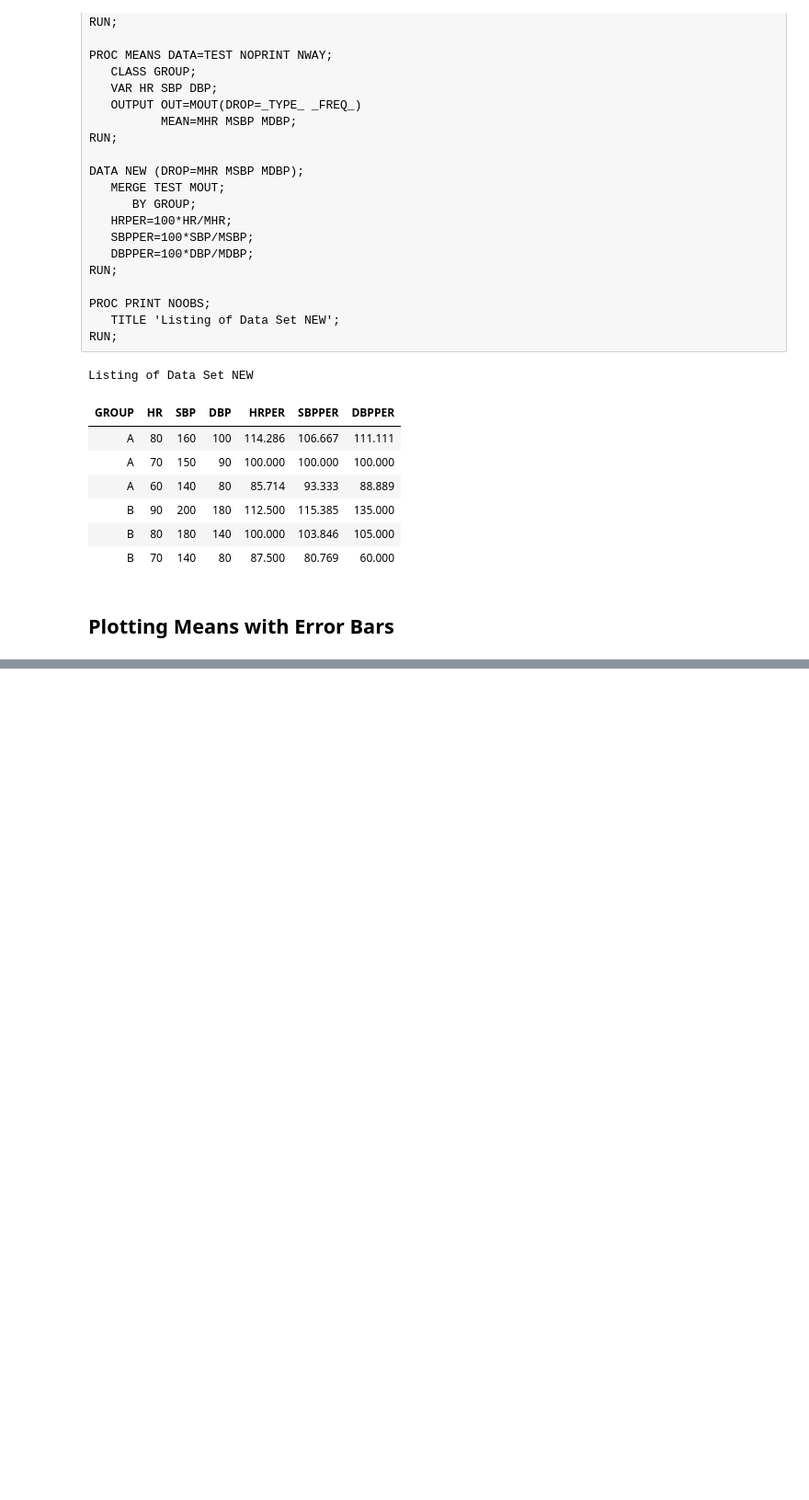
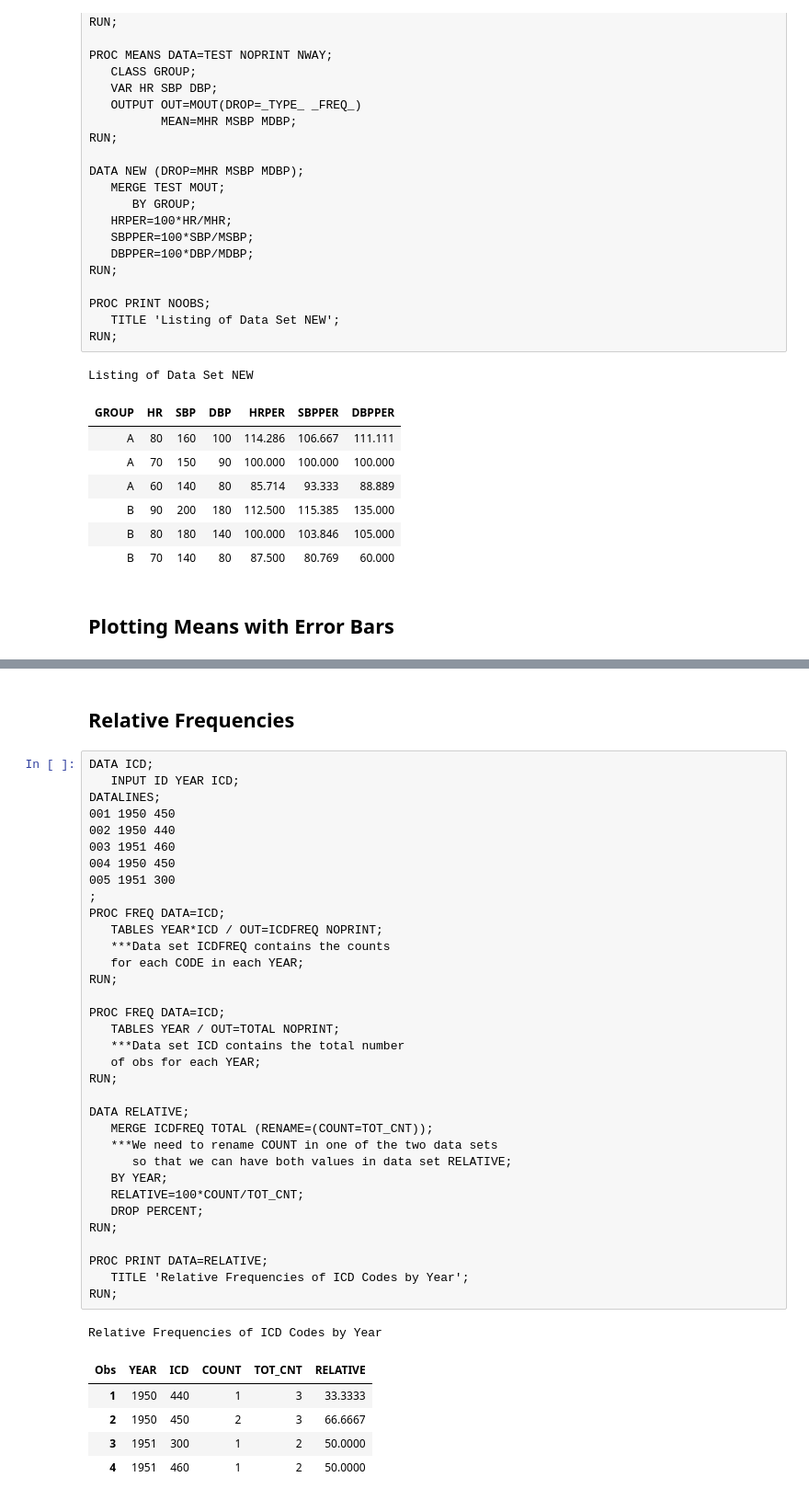
Before and after one commit to kevinwkc/my_sas, a Jupyter notebook: FUNCTION.ipynb, the cells around one changed output, grey strips where cells are left out. Shown: that part at 92% size. Saved outputs shown, nothing was run; the diff lists cells and outputs as text; blank space fills up the shorter version.

```diff
--- a/FUNCTION.ipynb
+++ b/FUNCTION.ipynb
@@ -268,0 +282,44 @@ RUN;a
+# %% [markdown]
+Relative Frequencies
+--------------------------
+# %%
+DATA ICD;
+   INPUT ID YEAR ICD;
+DATALINES;
+001 1950 450
+002 1950 440
+003 1951 460
+004 1950 450
+005 1951 300
+;
+PROC FREQ DATA=ICD;
+   TABLES YEAR*ICD / OUT=ICDFREQ NOPRINT;
+   ***Data set ICDFREQ contains the counts
+   for each CODE in each YEAR;
+RUN;
+
+PROC FREQ DATA=ICD;
+   TABLES YEAR / OUT=TOTAL NOPRINT;
+   ***Data set ICD contains the total number
+   of obs for each YEAR;
+RUN;
+
+DATA RELATIVE;
+   MERGE ICDFREQ TOTAL (RENAME=(COUNT=TOT_CNT));
+   ***We need to rename COUNT in one of the two data sets
+      so that we can have both values in data set RELATIVE;
+   BY YEAR;
+   RELATIVE=100*COUNT/TOT_CNT;
+   DROP PERCENT;
+RUN;
+
+PROC PRINT DATA=RELATIVE;
+   TITLE 'Relative Frequencies of ICD Codes by Year';
+RUN;
+# %% [output]
+Relative Frequencies of ICD Codes by Year
+| Obs | YEAR | ICD | COUNT | TOT_CNT | RELATIVE |
+| 1 | 1950 | 440 | 1 | 3 | 33.3333 |
+| 2 | 1950 | 450 | 2 | 3 | 66.6667 |
+| 3 | 1951 | 300 | 1 | 2 | 50.0000 |
+| 4 | 1951 | 460 | 1 | 2 | 50.0000 |
```
Also changed, not shown: parts of 6 cells of this notebook.
